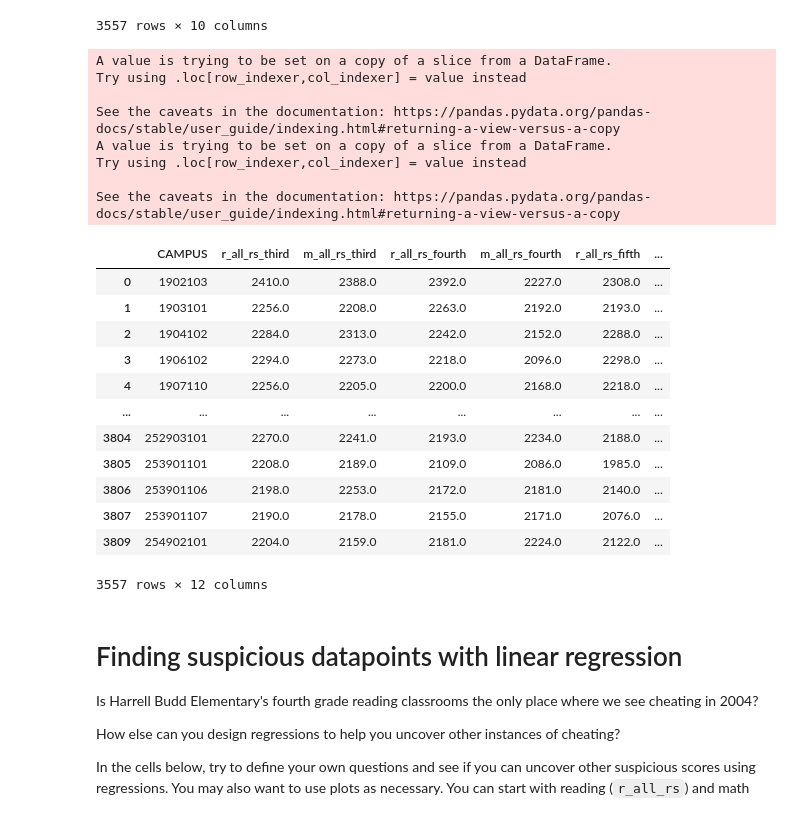
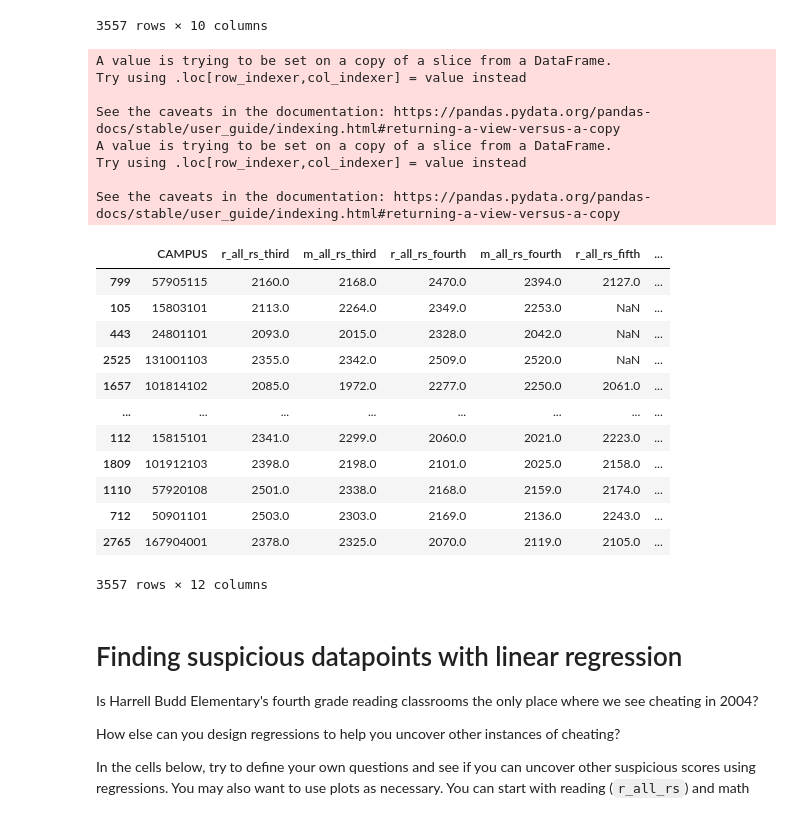
Before and after one commit to data4news/dallas-news-linear-regression, a Jupyter notebook: scratchpad.ipynb, the cells around one changed output. Drawn from its saved outputs; the diff is of its cells as text; code cells hidden in the pictures.

```diff
--- a/scratchpad.ipynb
+++ b/scratchpad.ipynb
@@ -46,10 +46,16 @@ pd.set_option("display.max_columns", 200)
 
 We'll start by opening up our dataset - standardized test performance at each school, for third, fourth and fifth graders in 2004 in both math and reading.
 # %%
-df_third_grade_2004 = pd.read_csv("data/cfy04e3.dat").set_index('CAMPUS').assign(grade='third')
-df_fourth_grade_2004 = pd.read_csv("data/cfy04e4.dat").set_index('CAMPUS').assign(grade='fourth')
-df_fifth_grade_2004 = pd.read_csv("data/cfy04e5.dat").set_index('CAMPUS').assign(grade='fifth')
+df_third_grade_2004 = pd.read_csv("data/cfy04e3.dat", usecols=['r_all_rs', 'm_all_rs', 'CNAME', 'CAMPUS']).set_index('CAMPUS').add_suffix('_third')
+df_fourth_grade_2004 = pd.read_csv("data/cfy04e4.dat", usecols=['r_all_rs', 'm_all_rs', 'CNAME', 'CAMPUS']).set_index('CAMPUS').add_suffix('_fourth')
+df_fifth_grade_2004 = pd.read_csv("data/cfy04e5.dat", usecols=['r_all_rs', 'm_all_rs', 'CNAME', 'CAMPUS']).set_index('CAMPUS').add_suffix('_fifth')
 
-df_2004 = pd.concat([df_third_grade_2004, df_fourth_grade_2004, df_fifth_grade_2004])
-df_2004.query('grade=="fourth"')
+df_2004 = pd.concat([df_third_grade_2004, df_fourth_grade_2004, df_fifth_grade_2004], axis=1)
+df_2004['CNAME'] = df_2004['CNAME_third'].fillna(df_2004['CNAME_fourth']).fillna(df_2004['CNAME_fifth'])
+df_2004 = df_2004.drop(columns=['CNAME_third', 'CNAME_fourth', 'CNAME_fifth'])
+
+df = df_2004.reset_index()
+
+
+df
 # %% [output]
@@ -190,29 +197,29 @@ See the caveats in the documentation: https://pandas.pydata.org/pandas-docs/stab
 # %%
 # showing the residuals
 df['error'] = results.resid
 df['error_std_dev'] = df.error/df.error.std()
-df
+df.sort_values(by='error_std_dev', ascending=False)
 # %% [output]
 A value is trying to be set on a copy of a slice from a DataFrame.
 Try using .loc[row_indexer,col_indexer] = value instead
 
 See the caveats in the documentation: https://pandas.pydata.org/pandas-docs/stable/user_guide/indexing.html#returning-a-view-versus-a-copy
 A value is trying to be set on a copy of a slice from a DataFrame.
 Try using .loc[row_indexer,col_indexer] = value instead
 
 See the caveats in the documentation: https://pandas.pydata.org/pandas-docs/stable/user_guide/indexing.html#returning-a-view-versus-a-copy
 |  | CAMPUS | r_all_rs_third | m_all_rs_third | r_all_rs_fourth | m_all_rs_fourth | r_all_rs_fifth | ... |
-| 0 | 1902103 | 2410.0 | 2388.0 | 2392.0 | 2227.0 | 2308.0 | ... |
-| 1 | 1903101 | 2256.0 | 2208.0 | 2263.0 | 2192.0 | 2193.0 | ... |
-| 2 | 1904102 | 2284.0 | 2313.0 | 2242.0 | 2152.0 | 2288.0 | ... |
-| 3 | 1906102 | 2294.0 | 2273.0 | 2218.0 | 2096.0 | 2298.0 | ... |
-| 4 | 1907110 | 2256.0 | 2205.0 | 2200.0 | 2168.0 | 2218.0 | ... |
+| 799 | 57905115 | 2160.0 | 2168.0 | 2470.0 | 2394.0 | 2127.0 | ... |
+| 105 | 15803101 | 2113.0 | 2264.0 | 2349.0 | 2253.0 | NaN | ... |
+| 443 | 24801101 | 2093.0 | 2015.0 | 2328.0 | 2042.0 | NaN | ... |
+| 2525 | 131001103 | 2355.0 | 2342.0 | 2509.0 | 2520.0 | NaN | ... |
+| 1657 | 101814102 | 2085.0 | 1972.0 | 2277.0 | 2250.0 | 2061.0 | ... |
 | ... | ... | ... | ... | ... | ... | ... | ... |
-| 3804 | 252903101 | 2270.0 | 2241.0 | 2193.0 | 2234.0 | 2188.0 | ... |
-| 3805 | 253901101 | 2208.0 | 2189.0 | 2109.0 | 2086.0 | 1985.0 | ... |
-| 3806 | 253901106 | 2198.0 | 2253.0 | 2172.0 | 2181.0 | 2140.0 | ... |
-| 3807 | 253901107 | 2190.0 | 2178.0 | 2155.0 | 2171.0 | 2076.0 | ... |
-| 3809 | 254902101 | 2204.0 | 2159.0 | 2181.0 | 2224.0 | 2122.0 | ... |
+| 112 | 15815101 | 2341.0 | 2299.0 | 2060.0 | 2021.0 | 2223.0 | ... |
+| 1809 | 101912103 | 2398.0 | 2198.0 | 2101.0 | 2025.0 | 2158.0 | ... |
+| 1110 | 57920108 | 2501.0 | 2338.0 | 2168.0 | 2159.0 | 2174.0 | ... |
+| 712 | 50901101 | 2503.0 | 2303.0 | 2169.0 | 2136.0 | 2243.0 | ... |
+| 2765 | 167904001 | 2378.0 | 2325.0 | 2070.0 | 2119.0 | 2105.0 | ... |
 3557 rows × 12 columns
 # %% [markdown]
 # Finding suspicious datapoints with linear regression
```
Also changed, not shown: parts of 8 cells of this notebook, 1 other file.
